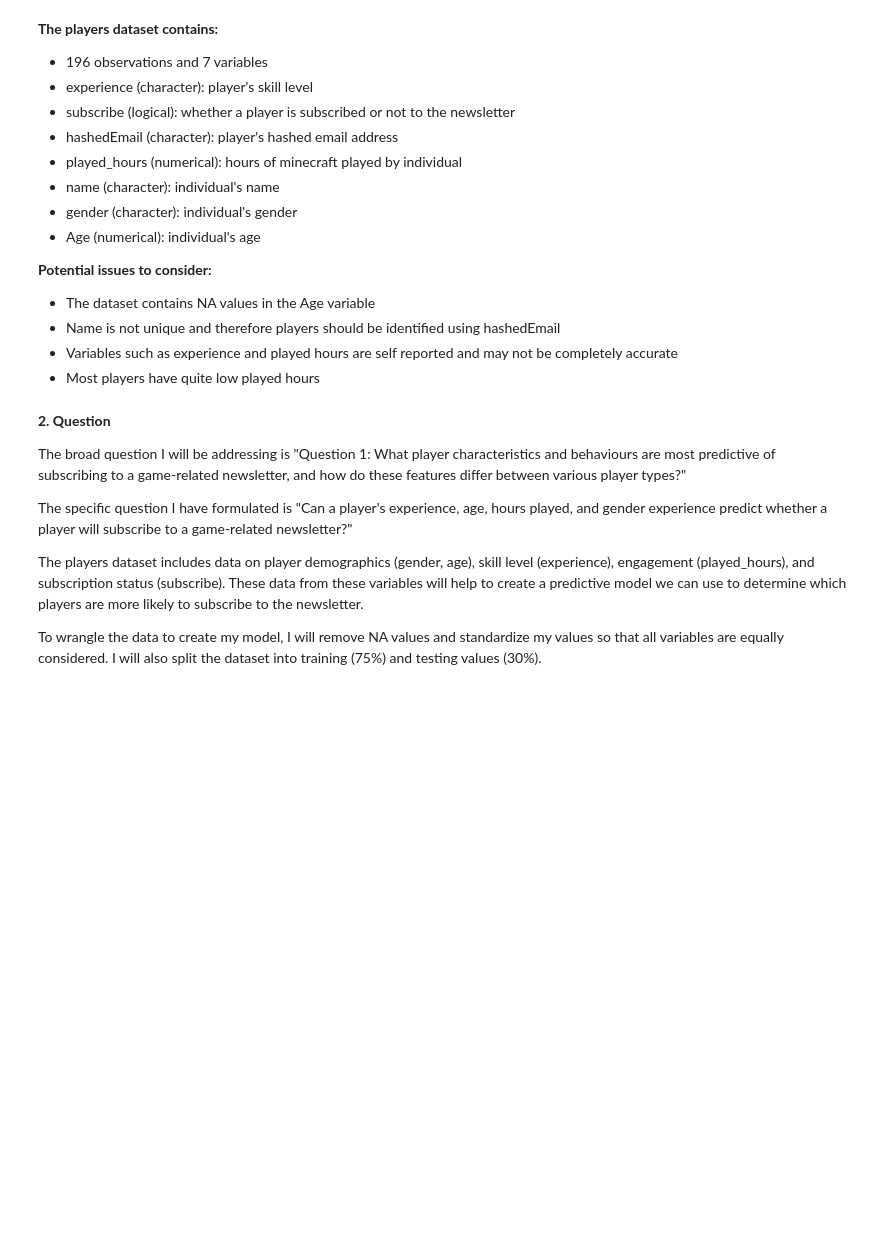
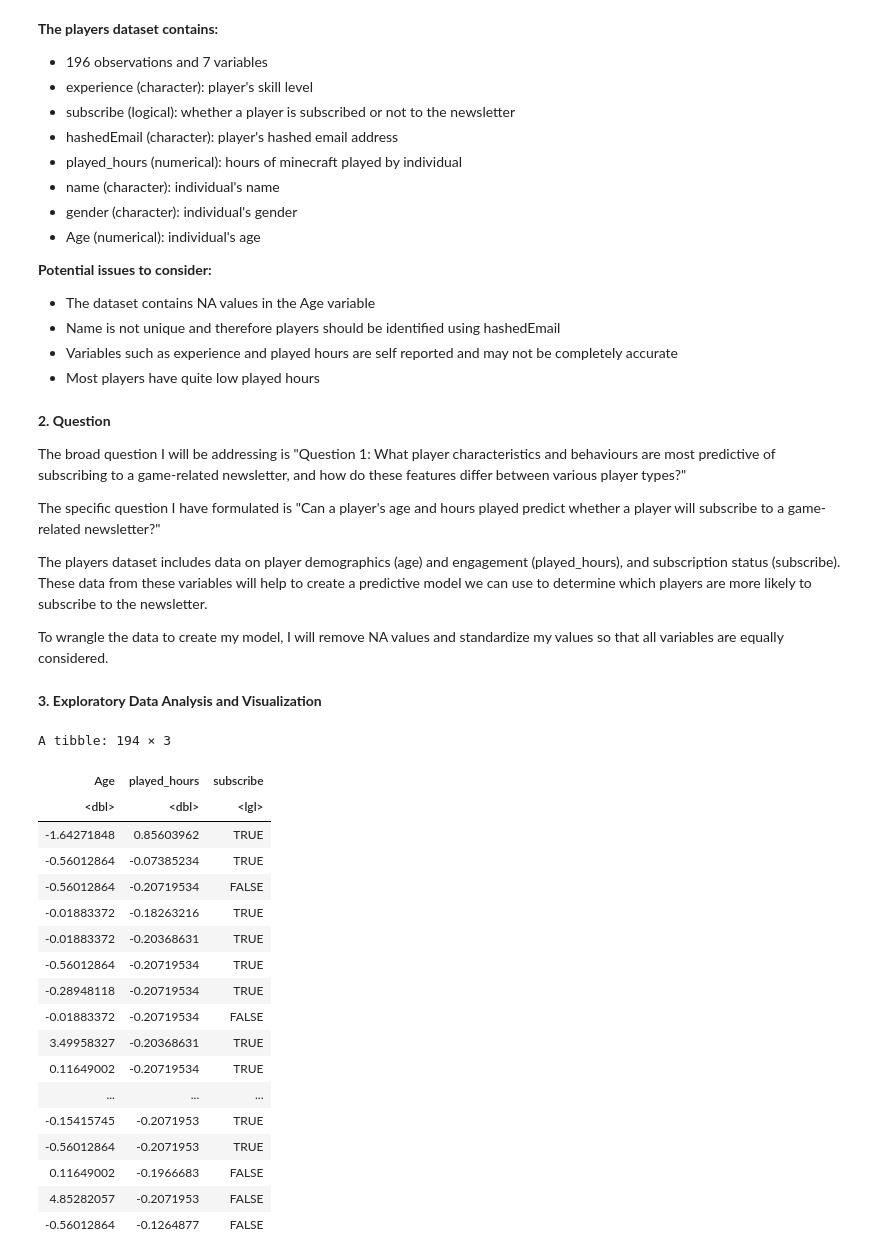
Before and after one commit to mayakosc/dsci-indv-grp1-maya, a Jupyter notebook: MayaKosciolek-grp1.ipynb, the cells around one changed output. Cells and saved outputs as stored; diff of their text form; code cells hidden in the pictures; blank space fills up the shorter version.

```diff
--- a/MayaKosciolek-grp1.ipynb
+++ b/MayaKosciolek-grp1.ipynb
@@ -97,8 +98,8 @@ summarized_players
 
 The broad question I will be addressing is "Question 1: What player characteristics and behaviours are most predictive of subscribing to a game-related newsletter, and how do these features differ between various player types?"
 
-The specific question I have formulated is "Can a player's experience, age, hours played, and gender experience predict whether a player will subscribe to a game-related newsletter?"
+The specific question I have formulated is "Can a player's age and hours played predict whether a player will subscribe to a game-related newsletter?"
 
-The players dataset includes data on player demographics (gender, age), skill level (experience), engagement (played_hours), and subscription status (subscribe). These data from these variables will help to create a predictive model we can use to determine which players are more likely to subscribe to the newsletter.
+The players dataset includes data on player demographics (age) and engagement (played_hours), and subscription status (subscribe). These data from these variables will help to create a predictive model we can use to determine which players are more likely to subscribe to the newsletter.
 
-To wrangle the data to create my model, I will remove NA values and standardize my values so that all variables are equally considered. I will also split the dataset into training (75%) and testing values (30%).
+To wrangle the data to create my model, I will remove NA values and standardize my values so that all variables are equally considered.
@@ -106,0 +106,35 @@ To wrangle the data to create my model, I will remove NA values and standardize
+# %% [markdown]
+**3. Exploratory Data Analysis and Visualization**
+# %%
+demographics <- players |>
+    select(Age, played_hours, subscribe) |>
+    filter(!is.na(Age))
+
+demo_recipe <- recipe(subscribe ~ Age + played_hours, data = demographics) |>
+                       step_scale(all_predictors()) |>
+                       step_center(all_predictors())
+
+demo_scaled <- demo_recipe |>
+                           prep() |>
+                           bake(demographics)
+demo_scaled
+# %% [output]
+A tibble: 194 × 3
+| Age | played_hours | subscribe |
+| <dbl> | <dbl> | <lgl> |
+| -1.64271848 | 0.85603962 | TRUE |
+| -0.56012864 | -0.07385234 | TRUE |
+| -0.56012864 | -0.20719534 | FALSE |
+| -0.01883372 | -0.18263216 | TRUE |
+| -0.01883372 | -0.20368631 | TRUE |
+| -0.56012864 | -0.20719534 | TRUE |
+| -0.28948118 | -0.20719534 | TRUE |
+| -0.01883372 | -0.20719534 | FALSE |
+| 3.49958327 | -0.20368631 | TRUE |
+| 0.11649002 | -0.20719534 | TRUE |
+| ... | ... | ... |
+| -0.15415745 | -0.2071953 | TRUE |
+| -0.56012864 | -0.2071953 | TRUE |
+| 0.11649002 | -0.1966683 | FALSE |
+| 4.85282057 | -0.2071953 | FALSE |
+| -0.56012864 | -0.1264877 | FALSE |
```
Also changed, not shown: parts of 11 cells of this notebook.
